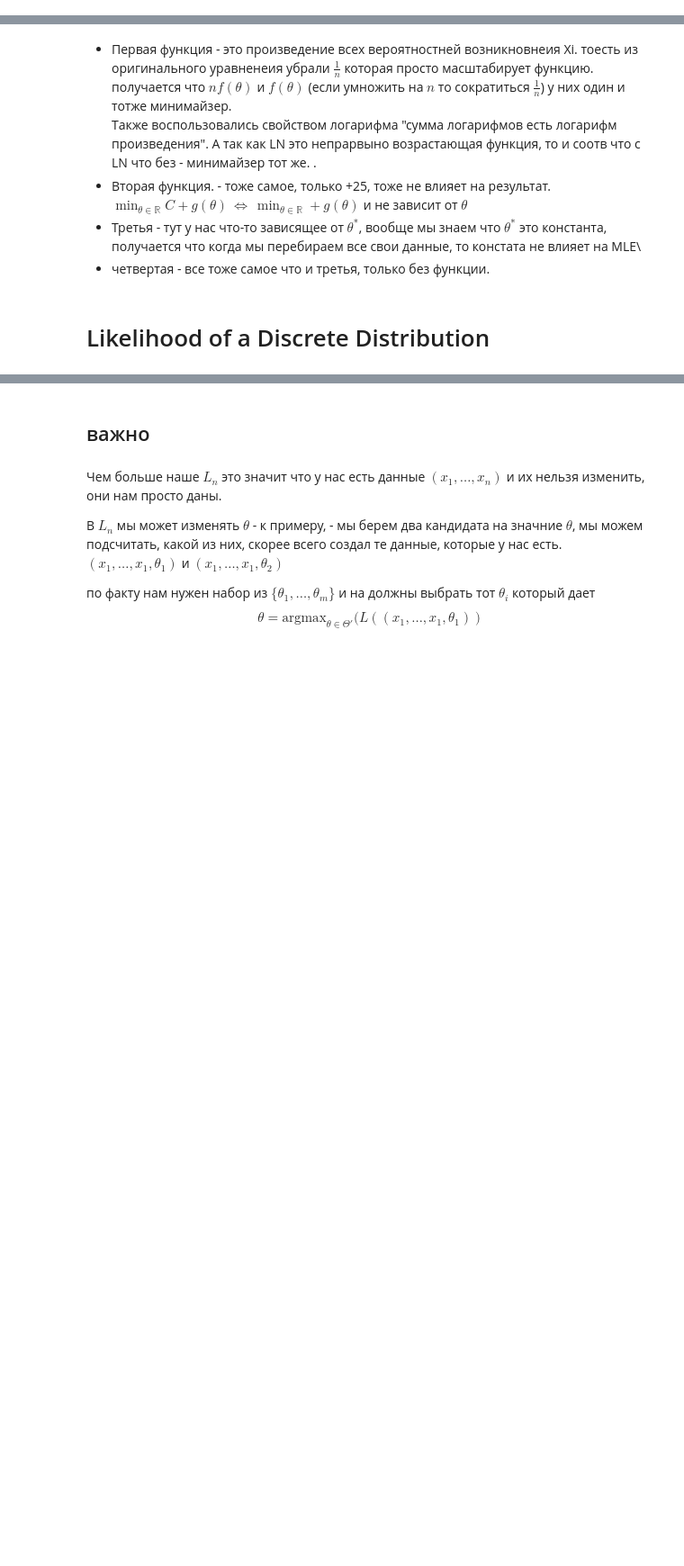
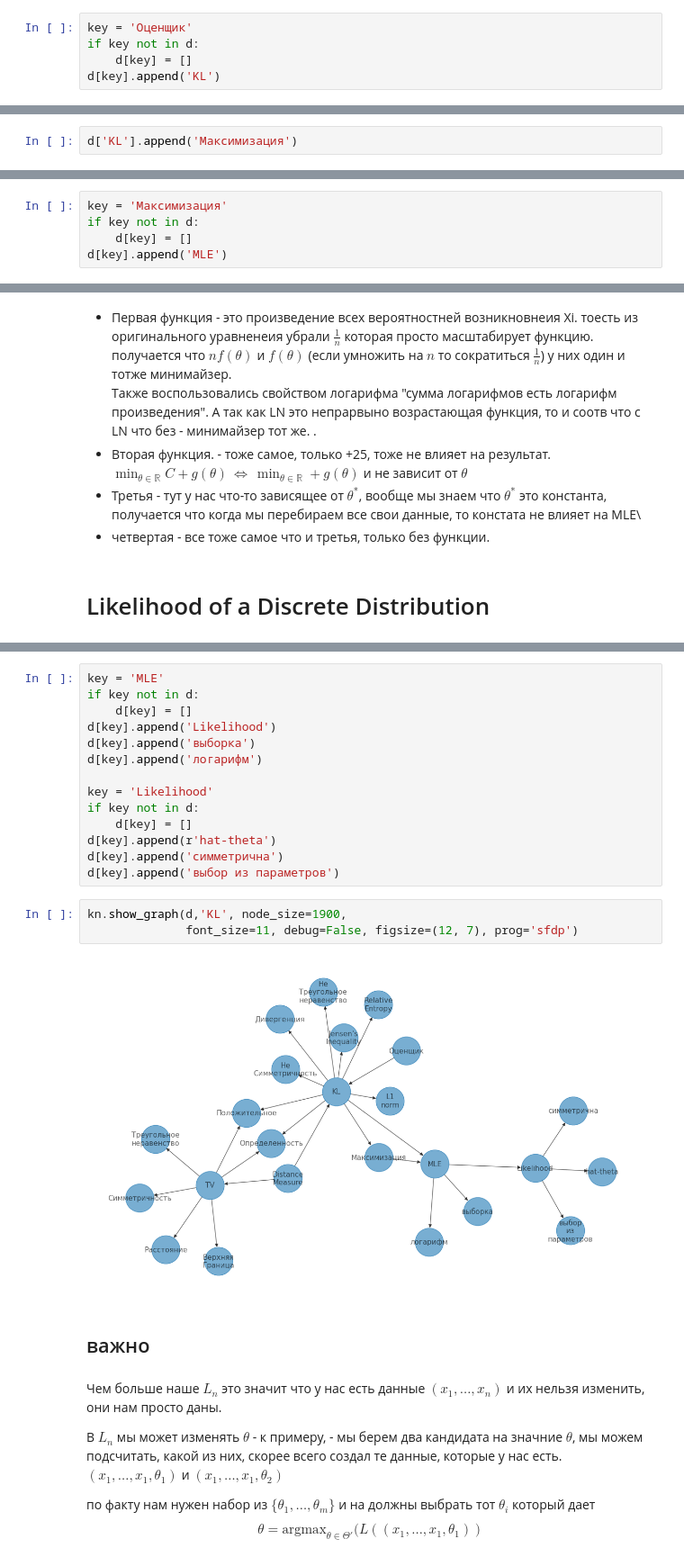
Before and after one commit to shmalex/learning-math, a Jupyter notebook: notebooks/statistics/Unit3-Lecture-06 Measures of Distance Between Probability Distributions.ipynb, the cells around one changed output, grey strips where cells are left out. Shown: that part at 90% size. Drawn from its saved outputs; the diff is of its cells as text; blank space fills up the shorter version.

```diff
--- a/notebooks/statistics/Unit3-Lecture-06 Measures of Distance Between Probability Distributions.ipynb
+++ b/notebooks/statistics/Unit3-Lecture-06 Measures of Distance Between Probability Distributions.ipynb
@@ -260,2 +334,7 @@ $$m = \text {KL}(P_{\theta ^*}, P_{\theta _{\min } }).$$
+# %%
+key = 'Оценщик'
+if key not in d:
+    d[key] = []
+d[key].append('KL')
 # %% [markdown]
 #### 3 Finding the Minimizer for an Approximation of KL Divergence
@@ -262,3 +357,5 @@ $$m = \text {KL}(P_{\theta ^*}, P_{\theta _{\min } }).$$
+# %%
+d['KL'].append('Максимизация')
 # %% [markdown]
 ### Maximum Likelihood
 # %% [markdown]
@@ -289,6 +388,11 @@ $$\Leftrightarrow\max_{\theta \in \Theta} \,\log \prod_{i=1}^n p_\theta(x_i))$$
 $$\Leftrightarrow\max_{\theta \in \Theta} \, \prod_{i=1}^n p_\theta(x_i)$$ ураааааааААААААААААААААААААА
 
 это называется **Likelihood function** и мы ее максимизируем относительно $\theta$
+# %%
+key = 'Максимизация'
+if key not in d:
+    d[key] = []
+d[key].append('MLE')
 # %% [markdown]
 ### Примеры
 # %% [markdown]
@@ -341,6 +445,25 @@ $(x_1, \ldots , x_ n, \theta )\mapsto \prod _{i = 1}^ n p_\theta (x_ i).$
 - Результат функции всегда можно обновить с появлением новых данных. что это значит - к примеру у нас была выборка $L_1(x_1, x_2,x_3;\theta)$ и собрали еще данных $x_4, x_5$ - мо можем просто перемножить первый результат на новые подсчеты $L_3(x_1, x_2,x_3,x_4, x_5;\theta)=L_1(x_1, x_2,x_3;\theta)\cdot L_1(x_4, x_5;\theta)$ потому что в по своей сути это перемножение вероятностией возникновения всех доступных данных $L_ n(x_1, \ldots , x_ n, \theta ) = \prod _{i = 1}^ n p_\theta (x_ i)$
 - Отсюда можно добавить что likelihood симметрична - она не зависит от порядка собранных данных.
 - Если убрать хоть один элемент данных - то $L_n$ измениться.
+# %%
+key = 'MLE'
+if key not in d:
+    d[key] = []
+d[key].append('Likelihood')
+d[key].append('выборка')
+d[key].append('логарифм')
+
+key = 'Likelihood'
+if key not in d:
+    d[key] = []
+d[key].append(r'hat-theta')
+d[key].append('симметрична')
+d[key].append('выбор из параметров')
+# %%
+kn.show_graph(d,'KL', node_size=1900,
+              font_size=11, debug=False, figsize=(12, 7), prog='sfdp')
+# %% [output]
+[figure, added]
 # %% [markdown]
 ## важно
 # %% [markdown]
```
Also changed, not shown: parts of 35 cells of this notebook, 1 other file.
